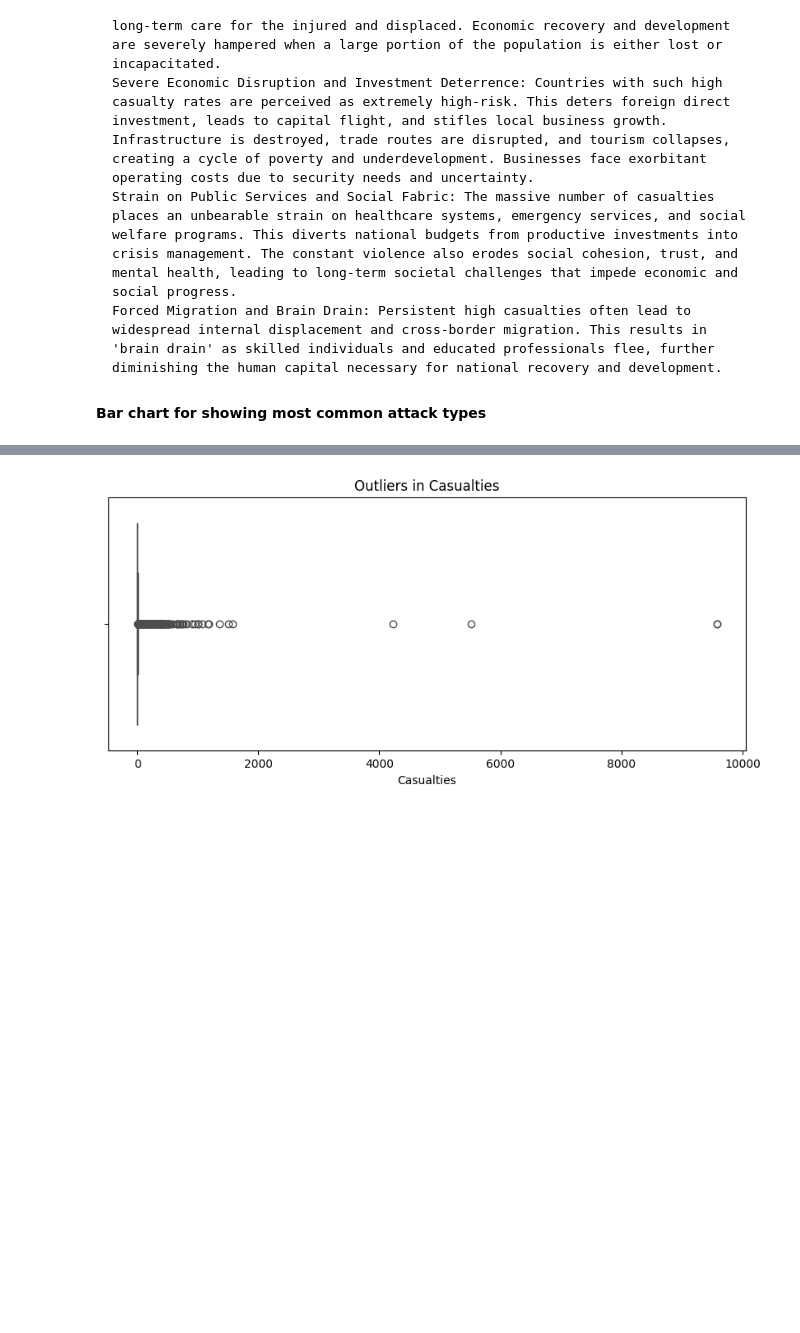
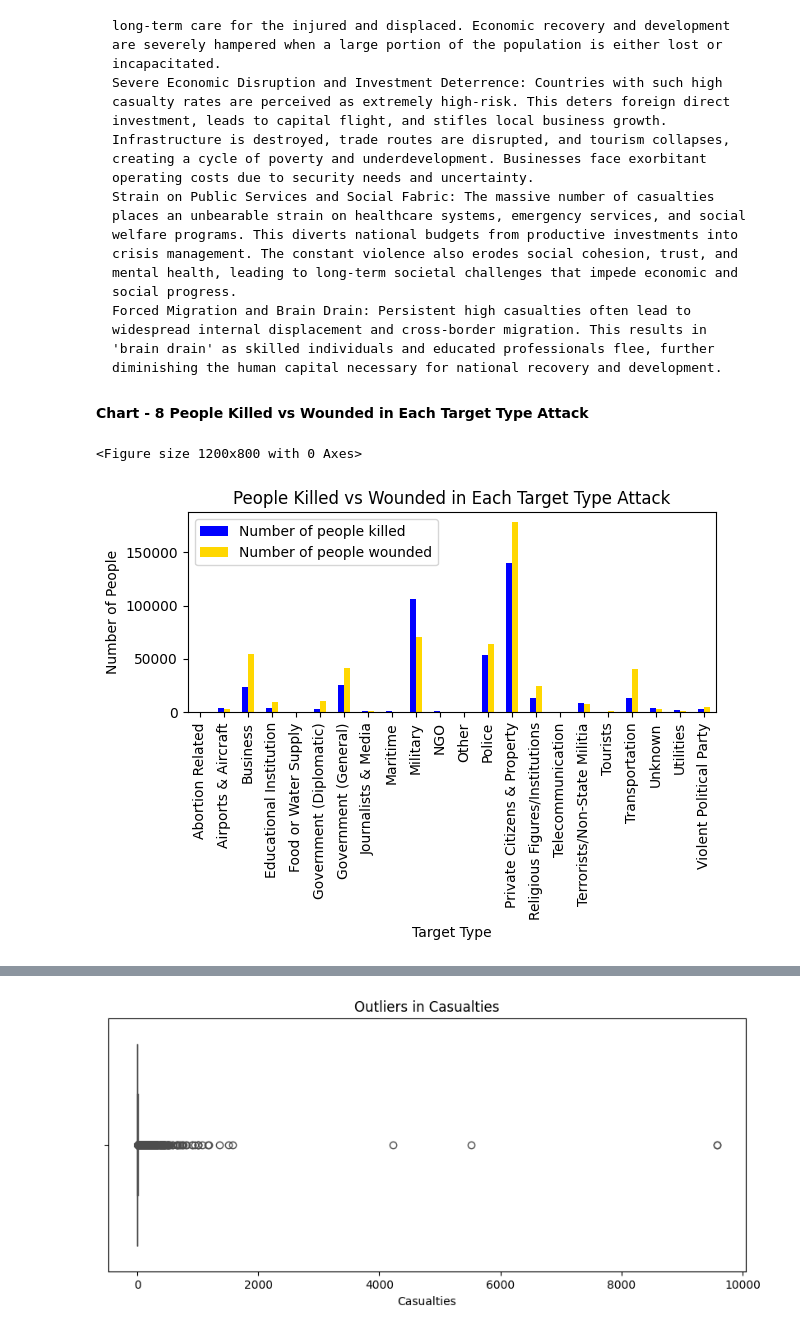
Before and after one commit to Adiba101/DS-ASSIGNMENT3-TERRORISM-, a Jupyter notebook: DS_Assignment3.ipynb, the cells around one changed output, grey strips where cells are left out. Saved outputs shown, nothing was run; the diff lists cells and outputs as text; code cells hidden in the pictures; blank space fills up the shorter version.

```diff
--- a/DS_Assignment3.ipynb
+++ b/DS_Assignment3.ipynb
@@ -1111,5 +1116,20 @@ The most prominent insight leading to negative growth is the overwhelming concen
     Severe Economic Disruption and Investment Deterrence: Countries with such high casualty rates are perceived as extremely high-risk. This deters foreign direct investment, leads to capital flight, and stifles local business growth. Infrastructure is destroyed, trade routes are disrupted, and tourism collapses, creating a cycle of poverty and underdevelopment. Businesses face exorbitant operating costs due to security needs and uncertainty.
     Strain on Public Services and Social Fabric: The massive number of casualties places an unbearable strain on healthcare systems, emergency services, and social welfare programs. This diverts national budgets from productive investments into crisis management. The constant violence also erodes social cohesion, trust, and mental health, leading to long-term societal challenges that impede economic and social progress.
     Forced Migration and Brain Drain: Persistent high casualties often lead to widespread internal displacement and cross-border migration. This results in 'brain drain' as skilled individuals and educated professionals flee, further diminishing the human capital necessary for national recovery and development.
-# %% [markdown]
-**Bar chart for showing most common attack types**
+# %% [markdown]
+**Chart - 8 People Killed vs Wounded in Each Target Type Attack**
+# %%
+target_type_stats = df.groupby('targtype1_txt')[['nkill', 'nwound']].sum()
+
+plt.figure(figsize=(12, 8))
+target_type_stats.plot(kind='bar', color=['blue', 'Gold'])
+plt.title('People Killed vs Wounded in Each Target Type Attack')
+plt.xlabel('Target Type')
+plt.ylabel('Number of People')
+plt.xticks(rotation=90)
+plt.legend(['Number of people killed', 'Number of people wounded'])
+plt.tight_layout()
+plt.show()
+# %% [output]
+<Figure size 1200x800 with 0 Axes>
+[figure, added]
```
Also changed, not shown: parts of 46 cells of this notebook.
